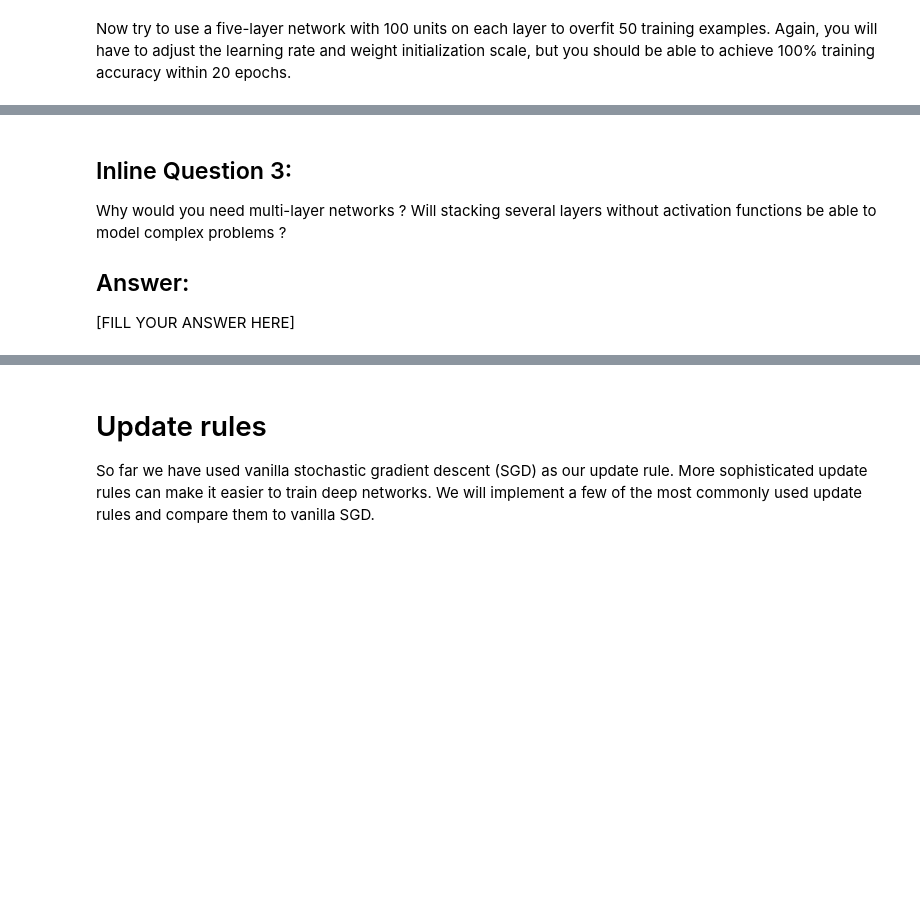
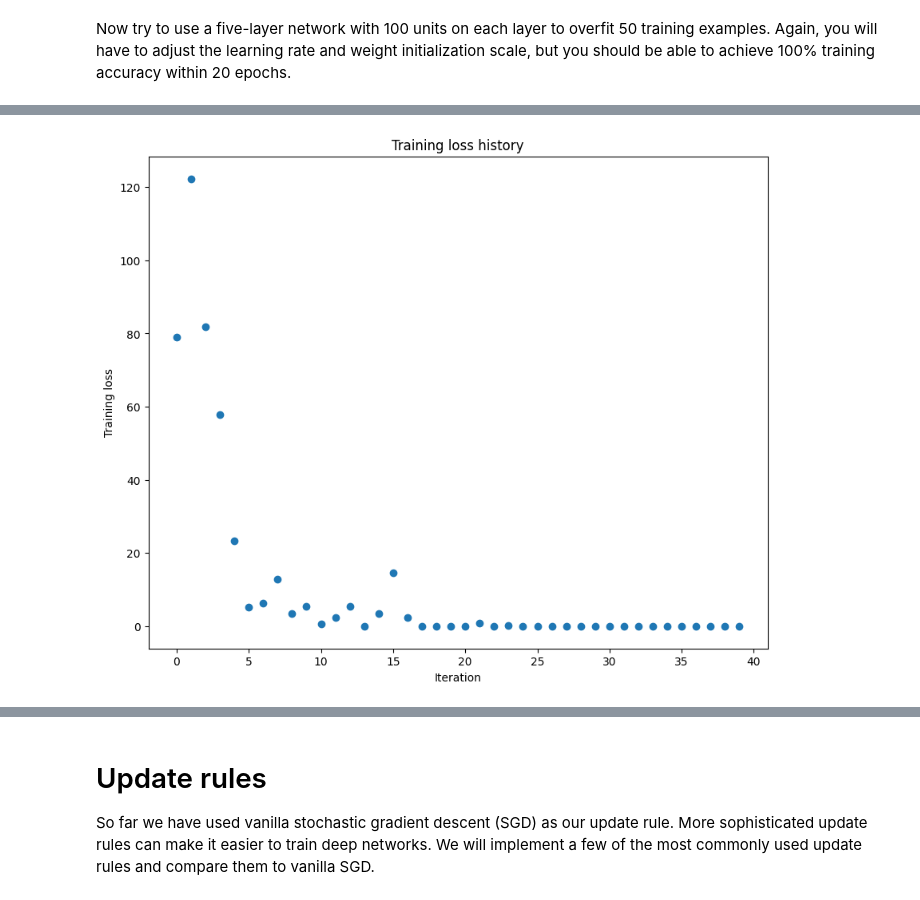
Before and after one commit to Siddh1908/Hardware-Design-for-Machine-Learning, a Jupyter notebook: assignment1/Q1-FCNetworks.ipynb, the cells around one changed output, grey strips where cells are left out. Cells and saved outputs as stored; diff of their text form; code cells hidden in the pictures; blank space fills up the shorter version.

Commit message:
FInished Q1 notebook, apart from last question
Changes to fc_net.py, and optim.py added to repo with necessary implementations.

```diff
--- a/assignment1/Q1-FCNetworks.ipynb
+++ b/assignment1/Q1-FCNetworks.ipynb
@@ -501,8 +537,8 @@ small_data = {
   'y_val': data['y_val'],
 }
 
-learning_rate = 2e-1  # Experiment with this!
-weight_scale = 1e-5   # Experiment with this!
+learning_rate = 0.01e-1  # Experiment with this!
+weight_scale = 1e-1   # Experiment with this!
 model = FullyConnectedNet([100, 100, 100, 100],
                 weight_scale=weight_scale, dtype=np.float64)
 solver = Solver(model, small_data,
@@ -519,3 +555,4 @@ plt.title('Training loss history')
 plt.xlabel('Iteration')
 plt.ylabel('Training loss')
 plt.show()
+# %% [output]
@@ -522,7 +576 @@ plt.show()
+[figure, added]
-# %% [markdown]
-## Inline Question 3:
-Why would you need multi-layer networks ? Will stacking several layers without activation functions be able to model complex problems ?
-
-## Answer:
-
-[FILL YOUR ANSWER HERE]
```
Also changed, not shown: parts of 22 cells of this notebook, 2 other files.
